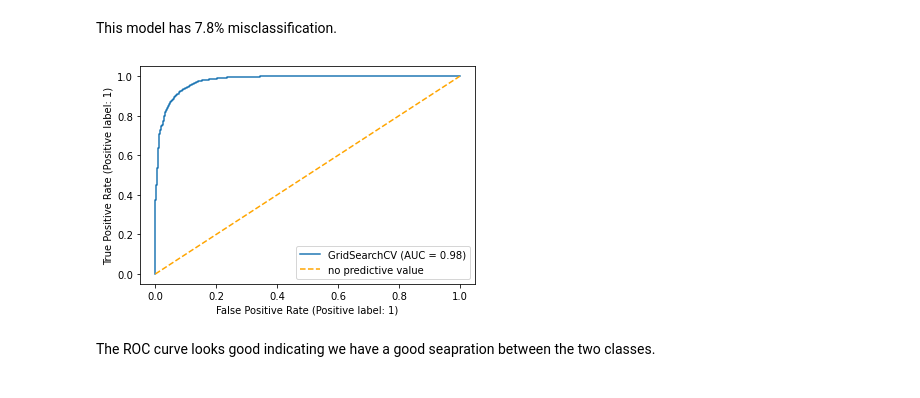
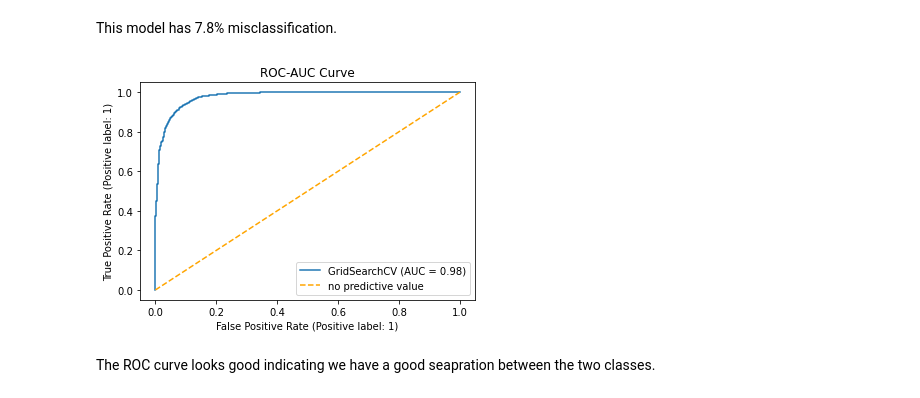
Before and after one commit to DeeVerma1/Reddit-NLP, a Jupyter notebook: Code/04-Model-Tuning-Production-model-Insights.ipynb, the cells around one changed output. Cells and saved outputs as stored; diff of their text form; code cells hidden in the pictures.

```diff
--- a/Code/04-Model-Tuning-Production-model-Insights.ipynb
+++ b/Code/04-Model-Tuning-Production-model-Insights.ipynb
@@ -447,15 +447,16 @@ This model has 7.8% misclassification.
 # %%
 #Looking ROC-AUC curve
 RocCurveDisplay.from_estimator(gs_nb2,X_test,y_test)
 
 # add 'worst case scenario' line
 plt.plot([0,1],[0,1],label='no predictive value', linestyle='--',color='orange')
 
 # add a legend
 plt.legend();
+plt.title('ROC-AUC Curve')
 plt.savefig('../images/roc_auc.png');
 # %% [output]
-[figure, old version]
+[figure, new version]
 # %% [markdown]
 The ROC curve looks good indicating we have a good seapration between the two classes.
 # %% [markdown]
```
Also changed, not shown: 1 other file.
